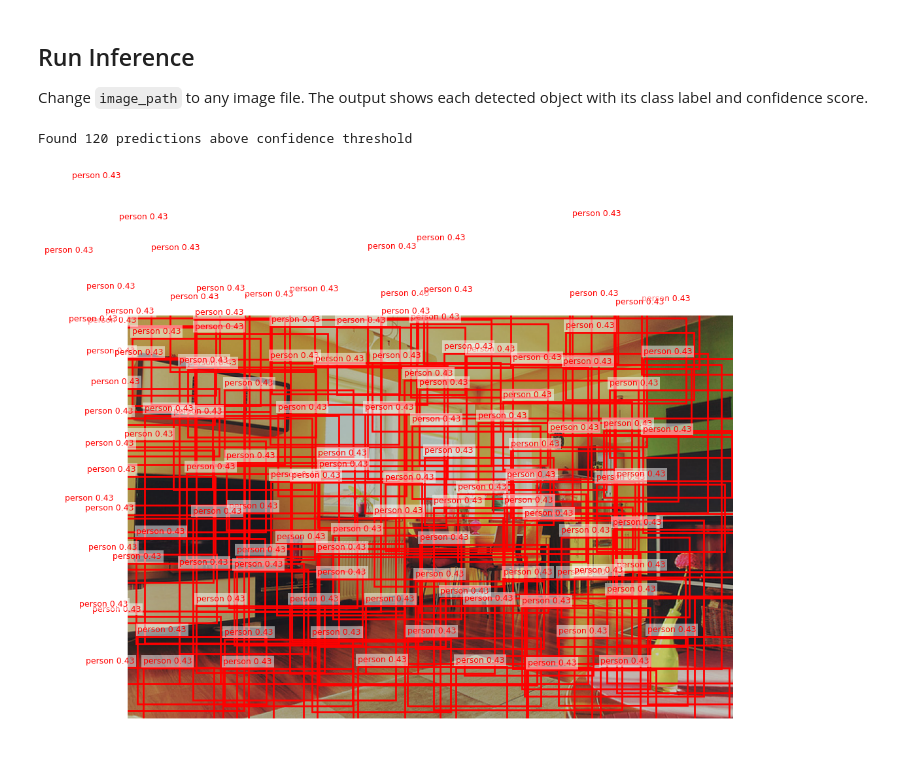
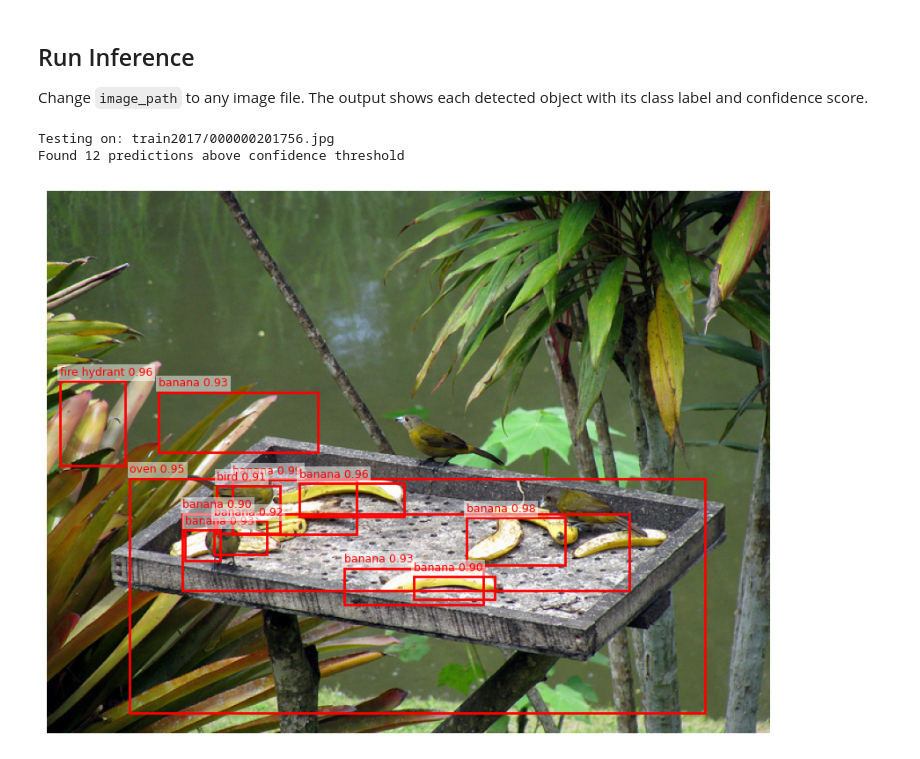
Before and after one commit to JoeHill06/DeepLearningGrokking, a Jupyter notebook: 5-YOLO-Convolutional-Neural-Network/main.ipynb, the cells around one changed output. Cells and saved outputs as stored; diff of their text form; code cells hidden in the pictures.

```diff
--- a/5-YOLO-Convolutional-Neural-Network/main.ipynb
+++ b/5-YOLO-Convolutional-Neural-Network/main.ipynb
@@ -61,7 +61,7 @@ Model loaded.
 # %%
 GRID_SIZE   = 13
 NUM_CLASSES = 80
-CONF_THRESH = 0.4
+CONF_THRESH = 0.9
 NMS_THRESH  = 0.4   # boxes with IoU above this are suppressed
 anchors     = torch.tensor([[0.28, 0.22], [0.38, 0.48]])
 
@@ -160,27 +160,34 @@ def predict(image_path):
 
 Change `image_path` to any image file. The output shows each detected object with its class label and confidence score.
 # %%
-# --- Run on an image and display results ---
-image_path = "val2017/000000000139.jpg"  # change to any image you want to test
+# --- Run on a random image from val2017 and display results ---
+import random
+
+val_dir    = "train2017"
+image_path = os.path.join(val_dir, random.choice([
+    f for f in os.listdir(val_dir) if f.lower().endswith(('.jpg', '.jpeg', '.png'))
+]))
+print(f"Testing on: {image_path}")
 
 image, boxes = predict(image_path)
 
 print(f"Found {len(boxes)} predictions above confidence threshold")
 
 fig, ax = plt.subplots(1, figsize=(12, 8))
 ax.imshow(image)
 
 for b in boxes:
     xmin, ymin, xmax, ymax = b['box']
     w = xmax - xmin
     h = ymax - ymin
     rect = patches.Rectangle((xmin, ymin), w, h, linewidth=2, edgecolor='red', facecolor='none')
     ax.add_patch(rect)
     ax.text(xmin, ymin - 5, f"{b['class']} {b['conf']:.2f}", color='red', fontsize=9,
             bbox=dict(facecolor='white', alpha=0.5, pad=2, edgecolor='none'))
 
 ax.axis('off')
 plt.show()
 # %% [output]
-Found 120 predictions above confidence threshold
+Testing on: train2017/000000201756.jpg
+Found 12 predictions above confidence threshold
-[figure, old version]
+[figure, new version]
```
Also changed, not shown: parts of 2 cells of this notebook, 6 other files.
